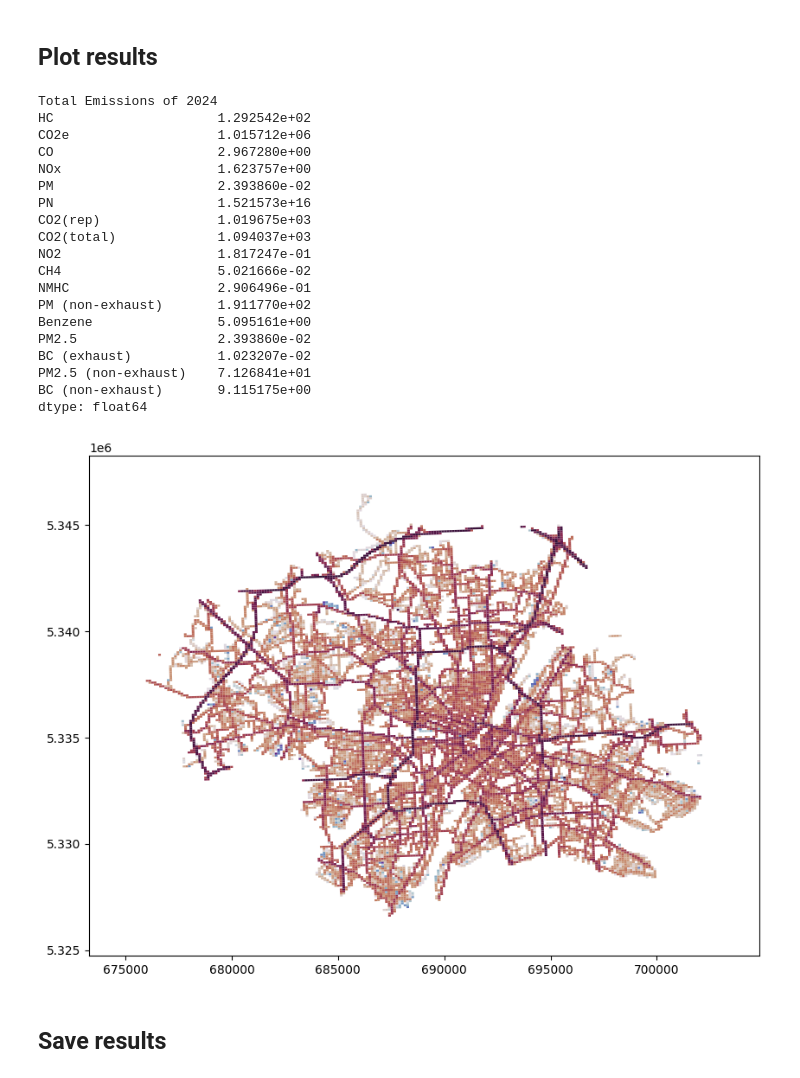
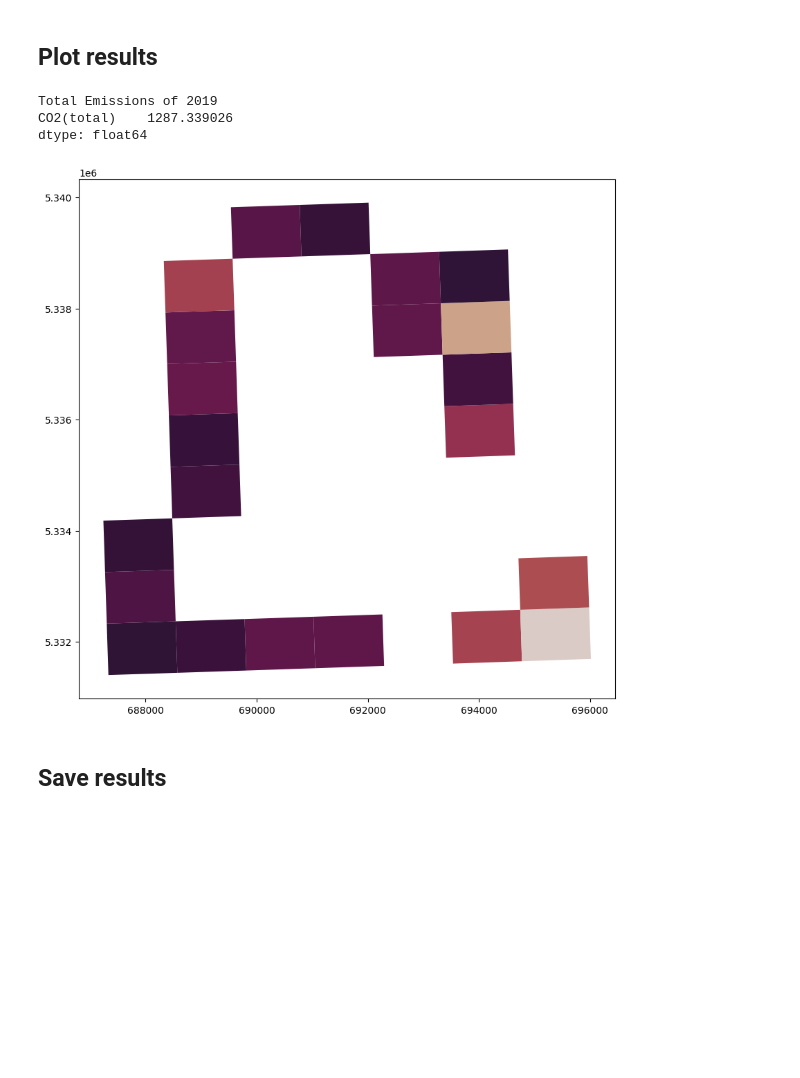
Before and after one commit to tum-esm/drive-inventory, a Jupyter notebook: notebooks/21_emission_gridding.ipynb, the cells around one changed output. Drawn from its saved outputs; the diff is of its cells as text; code cells hidden in the pictures; blank space fills up the shorter version.

Commit message:
add option to determine dominant contributing road type to gridding

```diff
--- a/notebooks/21_emission_gridding.ipynb
+++ b/notebooks/21_emission_gridding.ipynb
@@ -36,13 +36,13 @@ warnings.filterwarnings("ignore")
 # Notebook settings
 # %%
 # select year of interest and define filenames for linesource emissions
-year_of_interest = '2024'
+year_of_interest = '2019'
 em_cold_filename = f'linesource_all_munich_{year_of_interest}_cold.gpkg'
 em_hot_filename = f'linesource_Munich_{year_of_interest}_los_specific.gpkg'
 
 # define grid for gridding
 #grid_file = data_paths.TNO_1km_GRID
-grid_file = data_paths.TNO_100M_GRID
+grid_file = data_paths.TNO_1km_GRID
 
 # select components and vehicle classes to be considered
 vehicle_classes_hot = ['PC', 'LCV', 'HGV', 'MOT', 'BUS']
@@ -52,12 +52,18 @@ components = ['HC', 'CO2e', 'CO', 'NOx', 'PM', 'PN', 'CO2(rep)',
               'CO2(total)', 'NO2', 'CH4', 'NMHC', 'PM (non-exhaust)', 'Benzene', 'PM2.5',
               'BC (exhaust)', 'PM2.5 (non-exhaust)', 'BC (non-exhaust)']
 
+components = ['CO2(total)']
+
+
 # include cold start emissions to the final product?
-include_cold_start = True
+include_cold_start = False
+
+# estimate dominat road type (only available for hot vehicle emissions)
+est_road_type = True
 
 # safe result in gepackage
 store_results = True
-result_filename = f'GNFR_F_{year_of_interest}_100m.gpkg'
+result_filename = f'GNFR_F_hot_CO2_{year_of_interest}_1km_w_roadtype.gpkg'
 # %% [markdown]
 ## Import data
 # %%
@@ -85,11 +91,11 @@ tno_grid = gpd.read_file(grid_file)
 gridding_obj = GriddingEngine(input_grid=tno_grid, crs=em_hot.crs) # hot and cold inventory have the same crs
 
 em_hot_columns = [f'{v}_{c}' for v in vehicle_classes_hot for c in components]
-out_grid_hot = gridding_obj.overlay_grid(em_hot, value_columns= em_hot_columns, source_type='line_kilometer')
+out_grid_hot = gridding_obj.overlay_grid(em_hot, value_columns= em_hot_columns, source_type='line_kilometer', estimate_dominant_road_type = est_road_type)
 
 if include_cold_start:
     em_cold_columns = [f'{v}_{c}' for v in vehicle_classes_cold for c in cs_components]
-    out_grid_cold = gridding_obj.overlay_grid(em_cold, value_columns= em_cold_columns, source_type='line_kilometer')
+    out_grid_cold = gridding_obj.overlay_grid(em_cold, value_columns= em_cold_columns, source_type='line_kilometer', estimate_dominant_road_type = False)
 # %%
 
 gridded_result = pd.DataFrame()
@@ -112,44 +118,30 @@ for c in components:
 gridded_result['geometry'] = out_grid_hot['geometry']
 if include_cold_start:
     gridded_result['geometry'] = out_grid_cold['geometry']
+if est_road_type:
+    gridded_result['dominant_road_type'] = out_grid_hot['dominant_road_type']
 gridded_result = gpd.GeoDataFrame(data= gridded_result, geometry='geometry', crs = em_hot.crs)
 # %% [markdown]
 ## Plot results
 # %%
 # print totals and plot results
 
-component_to_plot = 'NOx'
+component_to_plot = 'CO2(total)'
 
 # plot results
 fig, ax  = plt.subplots(figsize = (10,10), frameon=False)
-gridded_result.plot(ax= ax,
+gridded_result[gridded_result['dominant_road_type']=='TrunkRoad/Primary-City'].plot(ax= ax,
                 column= component_to_plot,
                 cmap= matplotlib.cm.get_cmap('twilight_shifted'),
                 norm= matplotlib.colors.LogNorm())
 
 print(f'Total Emissions of {year_of_interest}')
 print(gridded_result.sum(numeric_only=True)*1e-6)
 # %% [output]
-Total Emissions of 2024
-HC                     1.292542e+02
-CO2e                   1.015712e+06
-CO                     2.967280e+00
-NOx                    1.623757e+00
-PM                     2.393860e-02
-PN                     1.521573e+16
-CO2(rep)               1.019675e+03
-CO2(total)             1.094037e+03
-NO2                    1.817247e-01
-CH4                    5.021666e-02
-NMHC                   2.906496e-01
-PM (non-exhaust)       1.911770e+02
-Benzene                5.095161e+00
-PM2.5                  2.393860e-02
-BC (exhaust)           1.023207e-02
-PM2.5 (non-exhaust)    7.126841e+01
-BC (non-exhaust)       9.115175e+00
+Total Emissions of 2019
+CO2(total)    1287.339026
 dtype: float64
-[figure, old version]
+[figure, new version]
 # %% [markdown]
 ## Save results
 # %%
```
Also changed, not shown: 1 other file.
